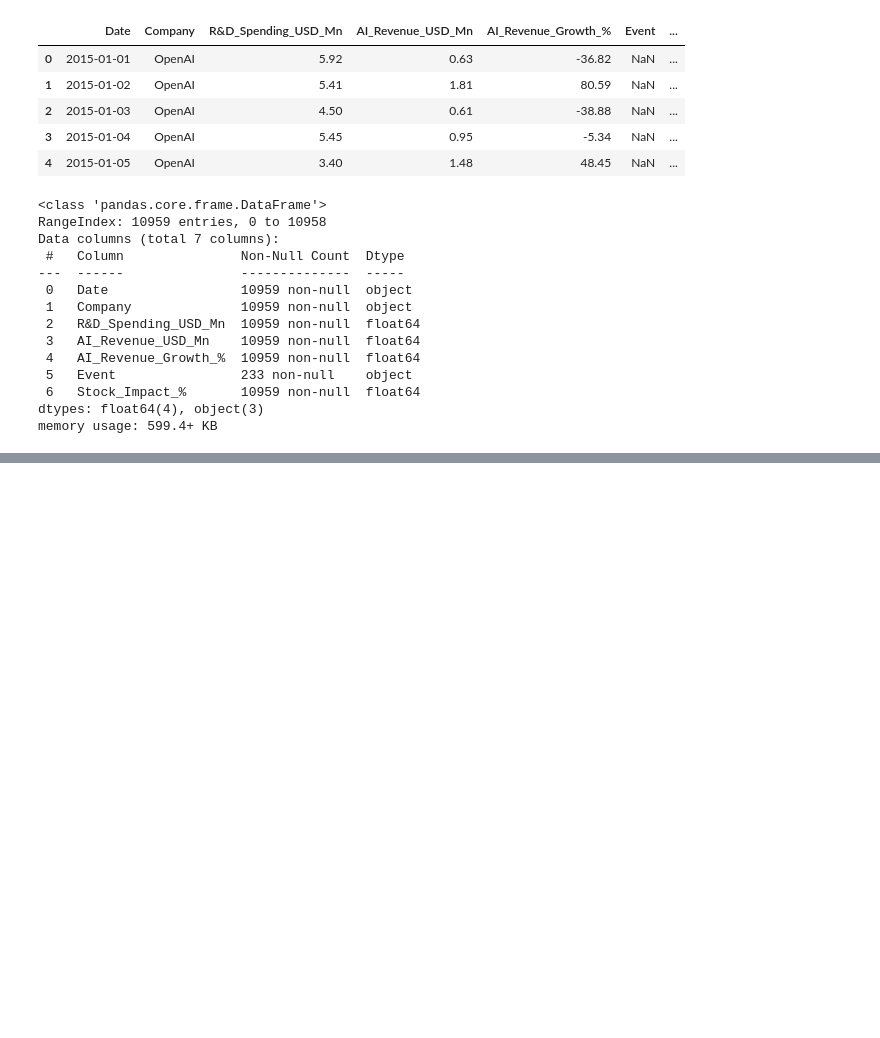
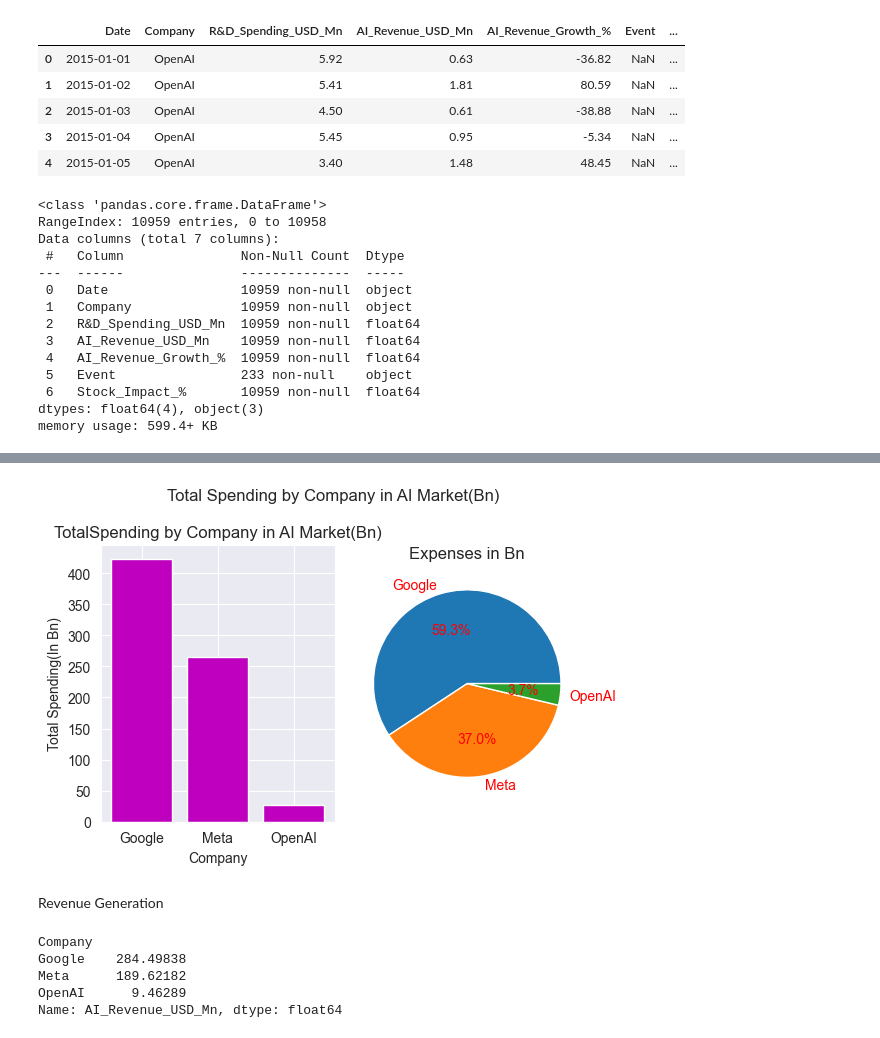
Before and after one commit to CodeStarkz/Analyse-AI-s-Financial-Market-Data-, a Jupyter notebook: AI_Financial_Data_Analysis.ipynb, the cells around one changed output, grey strips where cells are left out. Cells and saved outputs as stored; diff of their text form; code cells hidden in the pictures; blank space fills up the shorter version.

```diff
--- a/AI_Financial_Data_Analysis.ipynb
+++ b/AI_Financial_Data_Analysis.ipynb
@@ -33,0 +47,2 @@ memory usage: 599.4+ KB
+# %%
+df["Date"] = pd.to_datetime(df["Date"])
@@ -33,0 +64,2 @@ memory usage: 599.4+ KB
+# %%
+df["Year"]=df["Date"].dt.year
@@ -33,0 +81,4 @@ memory usage: 599.4+ KB
+# %%
+# Total Spending by Each Company
+TS=df.groupby('Company')['R&D_Spending_USD_Mn'].sum()/1000
+TS
@@ -33,0 +125,36 @@ memory usage: 599.4+ KB
+# %%
+plt.style.use('dark_background')
+# %%
+plt.figure(figsize=(6,4))
+plt.subplot(1,2,1)
+plt.bar(TS.index,TS.values,color="m")
+plt.xlabel("Company")
+plt.ylabel("Total Spending(In Bn)")
+plt.title("TotalSpending by Company in AI Market(Bn)")
+company=[]
+spending=[]
+for i in TS.index:
+    company.append(i)
+    spending.append(TS[i])
+
+
+plt.subplot(1,2,2)
+plt.pie(spending,labels=company,autopct='%1.1f%%',textprops={'color': 'red'})
+plt.title("Expenses in Bn")
+plt.suptitle("Total Spending by Company in AI Market(Bn)")
+plt.tight_layout()
+plt.show()
+# %% [output]
+[figure, added]
+# %% [markdown]
+Revenue Generation
+# %%
+TRG=df.groupby("Company")['AI_Revenue_USD_Mn'].sum()/1000
+
+TRG
+# %% [output]
+Company
+Google    284.49838
+Meta      189.62182
+OpenAI      9.46289
+Name: AI_Revenue_USD_Mn, dtype: float64
```
Also changed, not shown: parts of 35 cells of this notebook.
